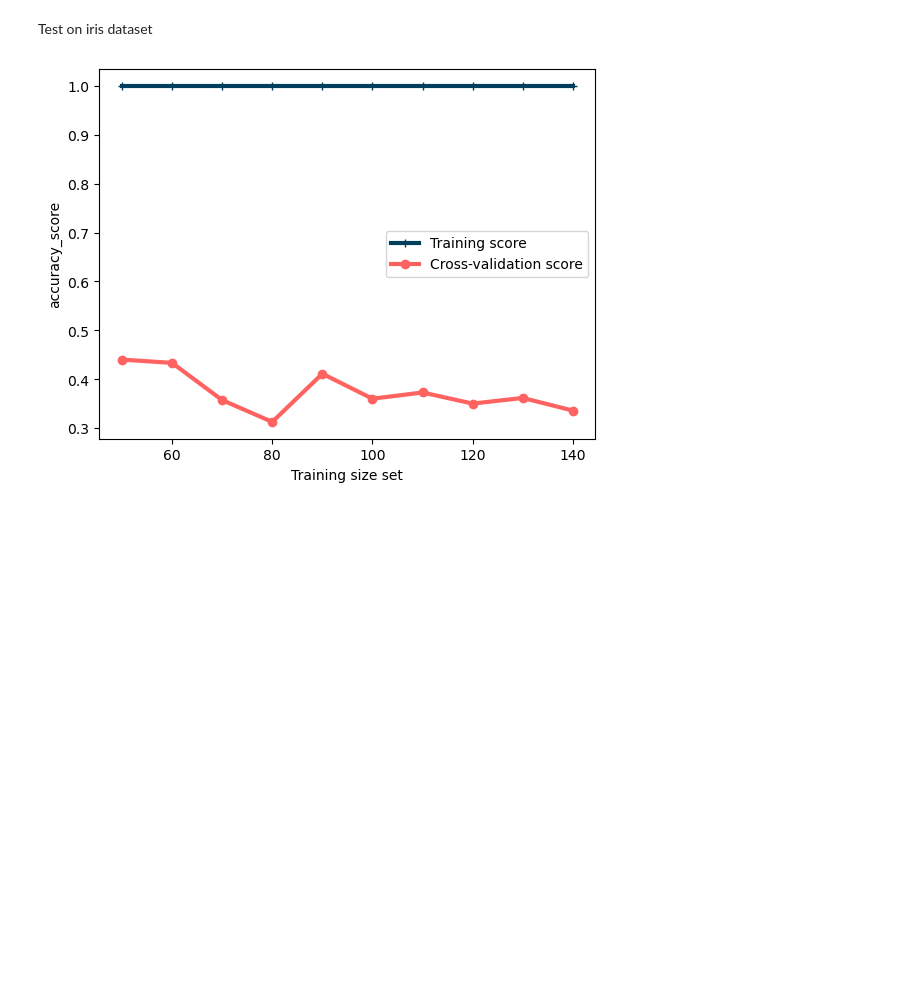
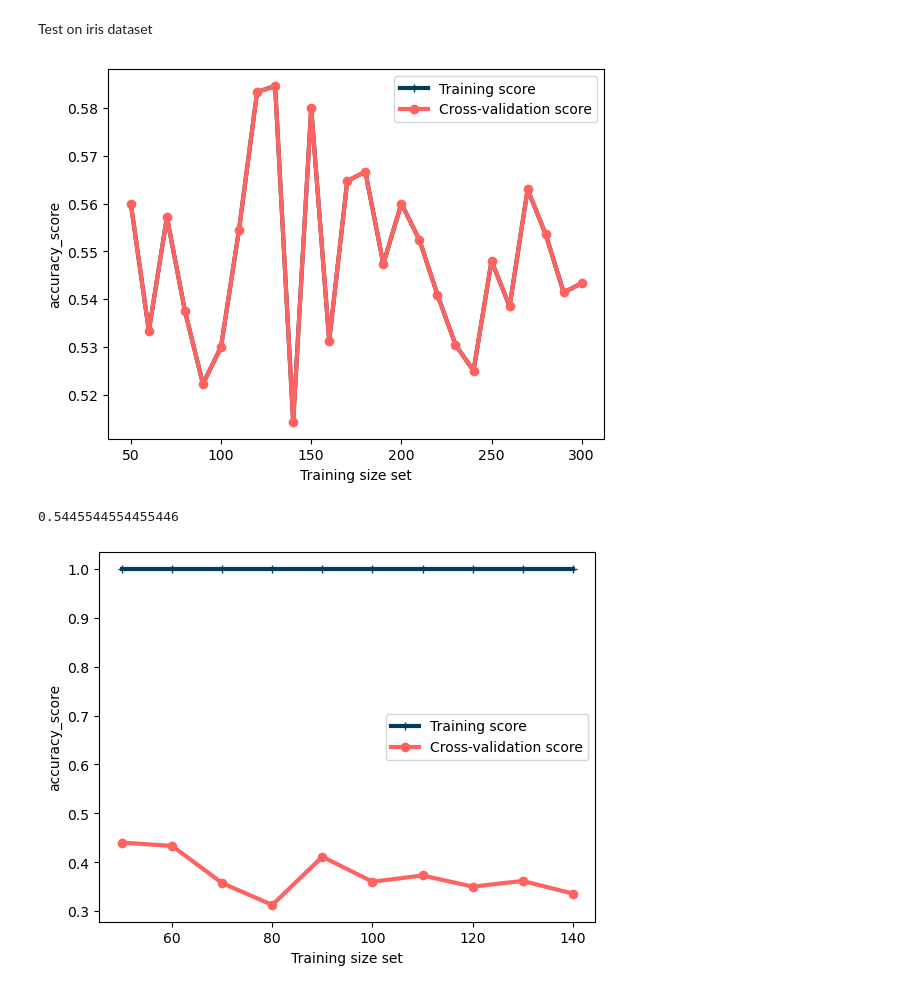
Before and after one commit to clarka34/12_machine_learning, a Jupyter notebook: ML3 - Implémentation Algo/ML3.1 - Algorithms Kit Eleve.ipynb, the cells around one changed output. Drawn from its saved outputs; the diff is of its cells as text; code cells hidden in the pictures; blank space fills up the shorter version.

```diff
--- a/ML3 - Implémentation Algo/ML3.1 - Algorithms Kit Eleve.ipynb
+++ b/ML3 - Implémentation Algo/ML3.1 - Algorithms Kit Eleve.ipynb
@@ -395,6 +395,25 @@ Test on iris dataset
 iris = load_iris(as_frame=True)
 X = iris.data
 y = iris.target
+# %%
+estimator = SVC(kernel='rbf', gamma=1e-10, C=0.0001)
+
+sizes = np.arange(50, len(X), 10)
+
+plot_learning_curve(estimator, X, y, sizes, cv=5)
+# plot_learning_curve2(estimator, X, y, sizes, cv=5)
+# %% [output]
+[figure, added]
+# %%
+from sklearn.dummy import DummyClassifier
+dummy_clf = DummyClassifier(strategy="most_frequent")
+dummy_clf.fit(X, y)
+
+dummy_clf.predict(X)
+
+dummy_clf.score(X, y)
+# %% [output]
+0.5445544554455446
 # %%
 estimator = SVC(kernel='rbf', gamma=1e7, C=1e8)
 
```
Also changed, not shown: parts of 3 cells of this notebook, 1 other file.
